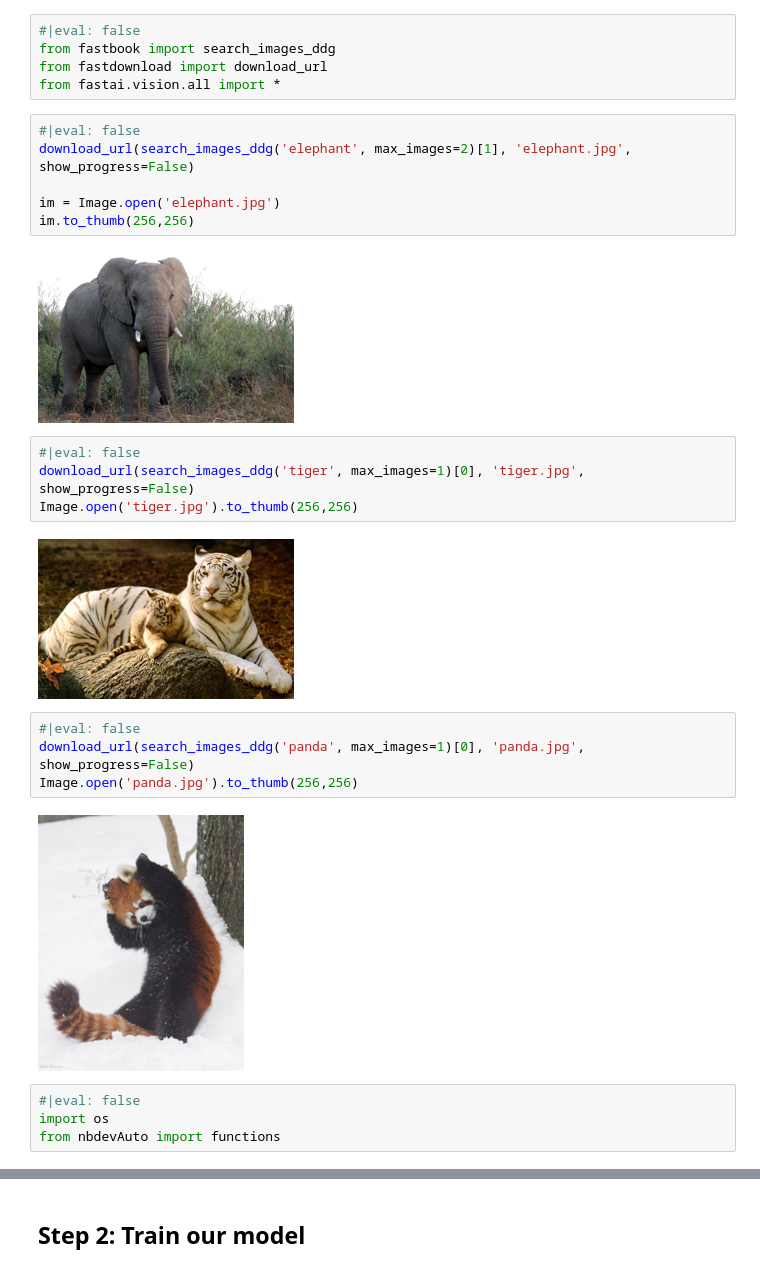
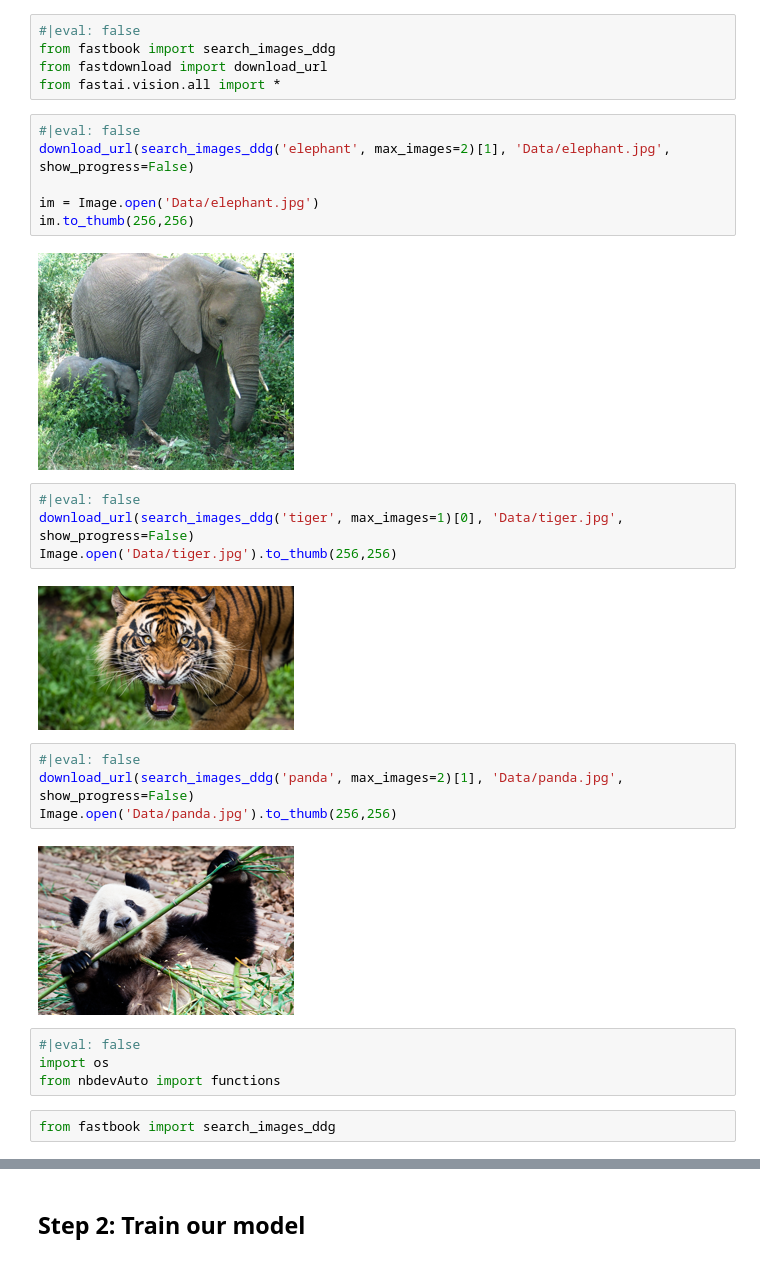
Before and after one commit to bthek1/FastAISetup, a Jupyter notebook: _proc/06_fastAIExample.ipynb, the cells around one changed output, grey strips where cells are left out. Saved outputs shown, nothing was run; the diff lists cells and outputs as text.

```diff
--- a/_proc/06_fastAIExample.ipynb
+++ b/_proc/06_fastAIExample.ipynb
@@ -55,27 +57,29 @@ from fastdownload import download_url
 from fastai.vision.all import *
 # %%
 #|eval: false
-download_url(search_images_ddg('elephant', max_images=2)[1], 'elephant.jpg', show_progress=False)
+download_url(search_images_ddg('elephant', max_images=2)[1], 'Data/elephant.jpg', show_progress=False)
 
-im = Image.open('elephant.jpg')
+im = Image.open('Data/elephant.jpg')
 im.to_thumb(256,256)
 # %% [output]
-[figure, old version]
+[figure, new version]
 # %%
 #|eval: false
-download_url(search_images_ddg('tiger', max_images=1)[0], 'tiger.jpg', show_progress=False)
-Image.open('tiger.jpg').to_thumb(256,256)
+download_url(search_images_ddg('tiger', max_images=1)[0], 'Data/tiger.jpg', show_progress=False)
+Image.open('Data/tiger.jpg').to_thumb(256,256)
 # %% [output]
-[figure, old version]
+[figure, new version]
 # %%
 #|eval: false
-download_url(search_images_ddg('panda', max_images=1)[0], 'panda.jpg', show_progress=False)
-Image.open('panda.jpg').to_thumb(256,256)
+download_url(search_images_ddg('panda', max_images=2)[1], 'Data/panda.jpg', show_progress=False)
+Image.open('Data/panda.jpg').to_thumb(256,256)
 # %% [output]
-[figure, old version]
+[figure, new version]
 # %%
 #|eval: false
 import os
 from nbdevAuto import functions
+# %%
+from fastbook import search_images_ddg
 # %%
 #|eval: false
```
Also changed, not shown: parts of 2 cells of this notebook, 14 other files.
